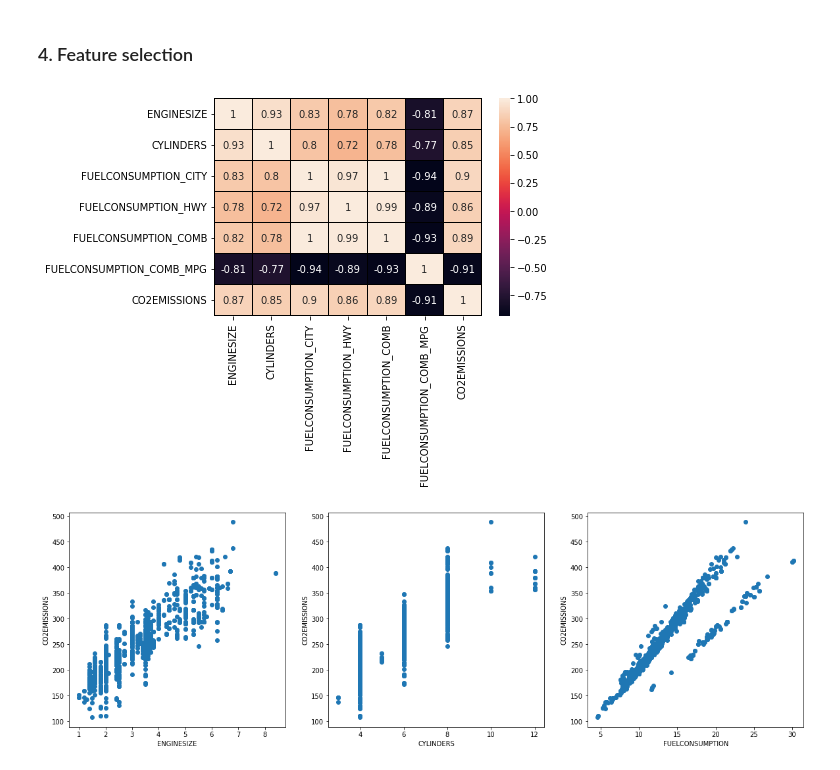
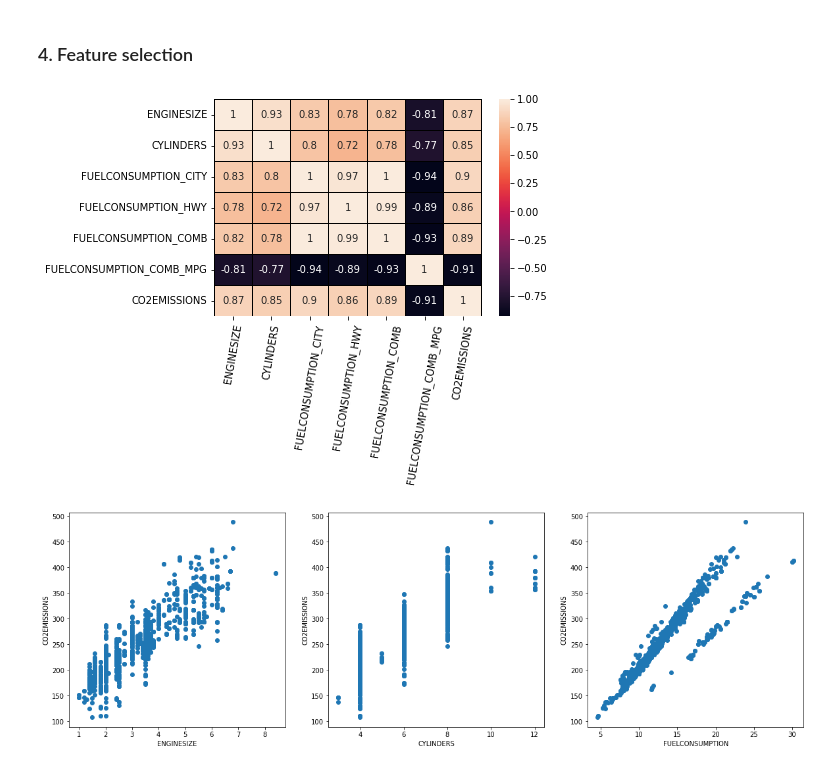
Before and after one commit to honghanhh/py40a12l2, a Jupyter notebook: lectures/lecture2/LeMinh_Linear_regression.ipynb, the cells around one changed output. Cells and saved outputs as stored; diff of their text form; code cells hidden in the pictures.

```diff
--- a/lectures/lecture2/LeMinh_Linear_regression.ipynb
+++ b/lectures/lecture2/LeMinh_Linear_regression.ipynb
@@ -136,9 +136,10 @@ plt.show()
 ### 4. Feature selection
 # %%
 sns.heatmap(df.drop(columns='MODELYEAR').corr(),annot=True,linewidths =0.01,linecolor= 'black')
+plt.xticks(rotation=80)
 plt.show()
 # %% [output]
-[figure, old version]
+[figure, new version]
 # %%
 fig,ax = plt.subplots(1,3,figsize=(20,6))
 ax[0].scatter(df.ENGINESIZE,df.CO2EMISSIONS)
```
Also changed, not shown: parts of 2 cells of this notebook, 2 other files.
